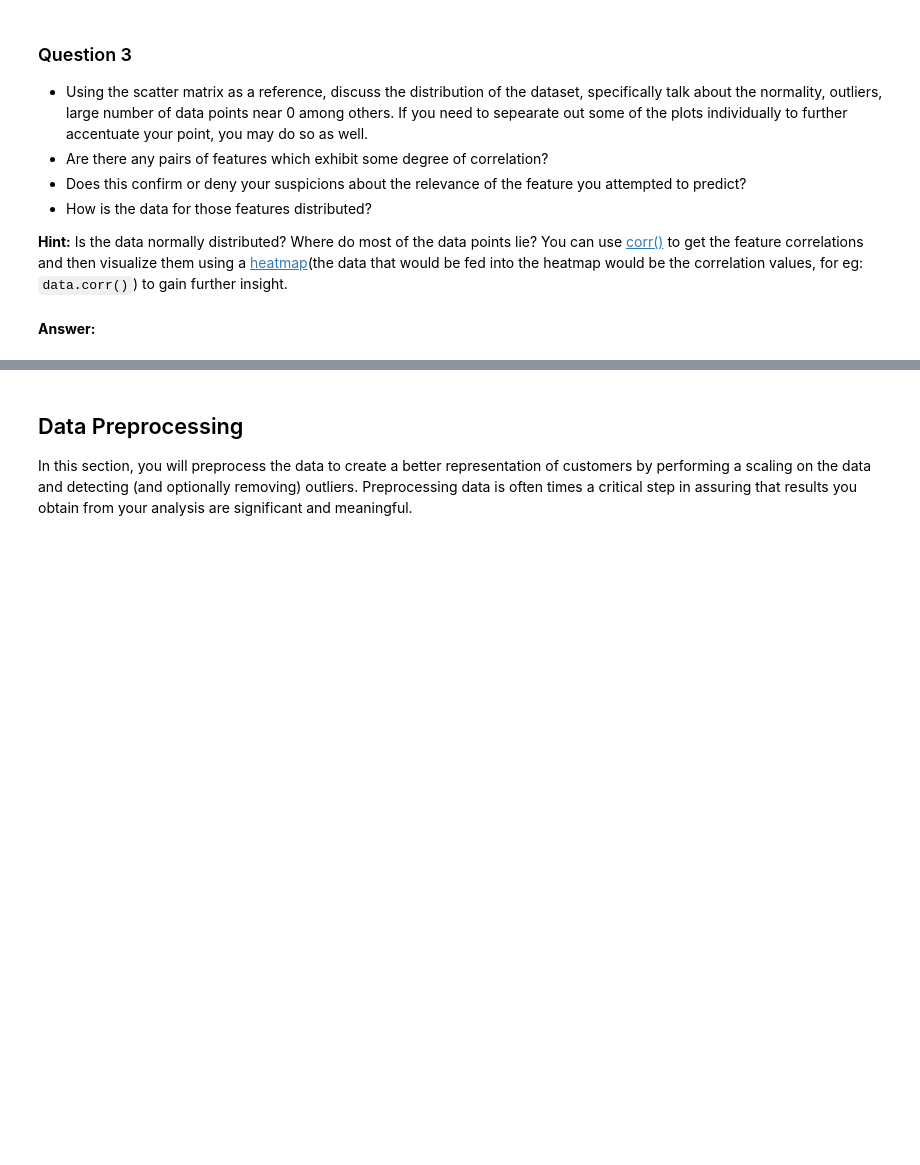
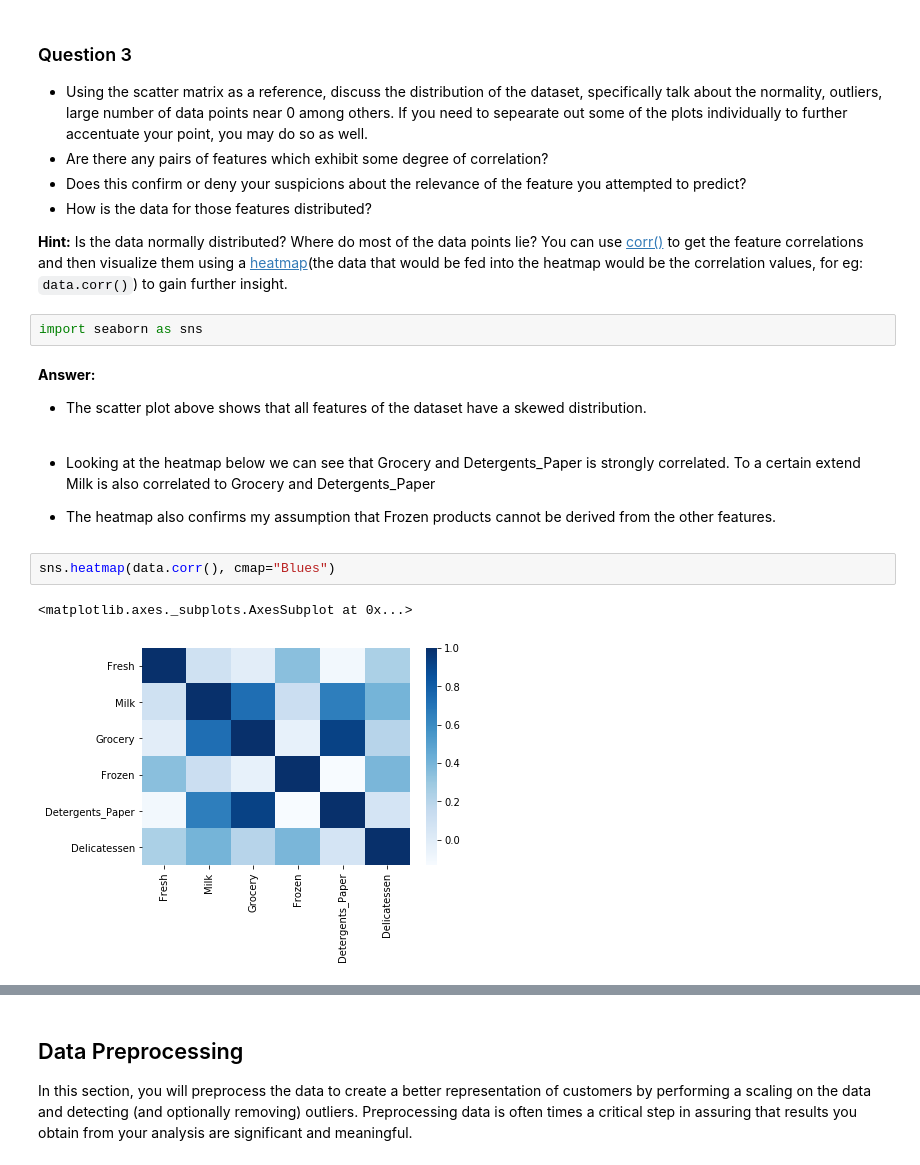
Before and after one commit to teragotti/customer_segments, a Jupyter notebook: customer_segments.ipynb, the cells around one changed output, grey strips where cells are left out. Drawn from its saved outputs; the diff is of its cells as text; blank space fills up the shorter version.

```diff
--- a/customer_segments.ipynb
+++ b/customer_segments.ipynb
@@ -156,5 +176,18 @@ pd.scatter_matrix(data, alpha = 0.3, figsize = (14,8), diagonal = 'kde');
 * How is the data for those features distributed?
 
 **Hint:** Is the data normally distributed? Where do most of the data points lie? You can use [corr()](https://pandas.pydata.org/pandas-docs/stable/generated/pandas.DataFrame.corr.html) to get the feature correlations and then visualize them using a [heatmap](http://seaborn.pydata.org/generated/seaborn.heatmap.html)(the data that would be fed into the heatmap would be the correlation values, for eg: `data.corr()`) to gain further insight.
-# %% [markdown]
-**Answer:**
+# %%
+import seaborn as sns
+# %% [markdown]
+**Answer:**
+
+* The scatter plot above shows that all features of the dataset have a skewed distribution.
+# %% [markdown]
+* Looking at the heatmap below we can see that Grocery and Detergents_Paper is strongly correlated. To a certain extend Milk is also correlated to Grocery and Detergents_Paper
+
+* The heatmap also confirms my assumption that Frozen products cannot be derived from the other features.
+# %%
+sns.heatmap(data.corr(), cmap="Blues")
+# %% [output]
+<matplotlib.axes._subplots.AxesSubplot at 0x...>
+[figure, added]
```
Also changed, not shown: parts of 56 cells of this notebook, 1 other file.
